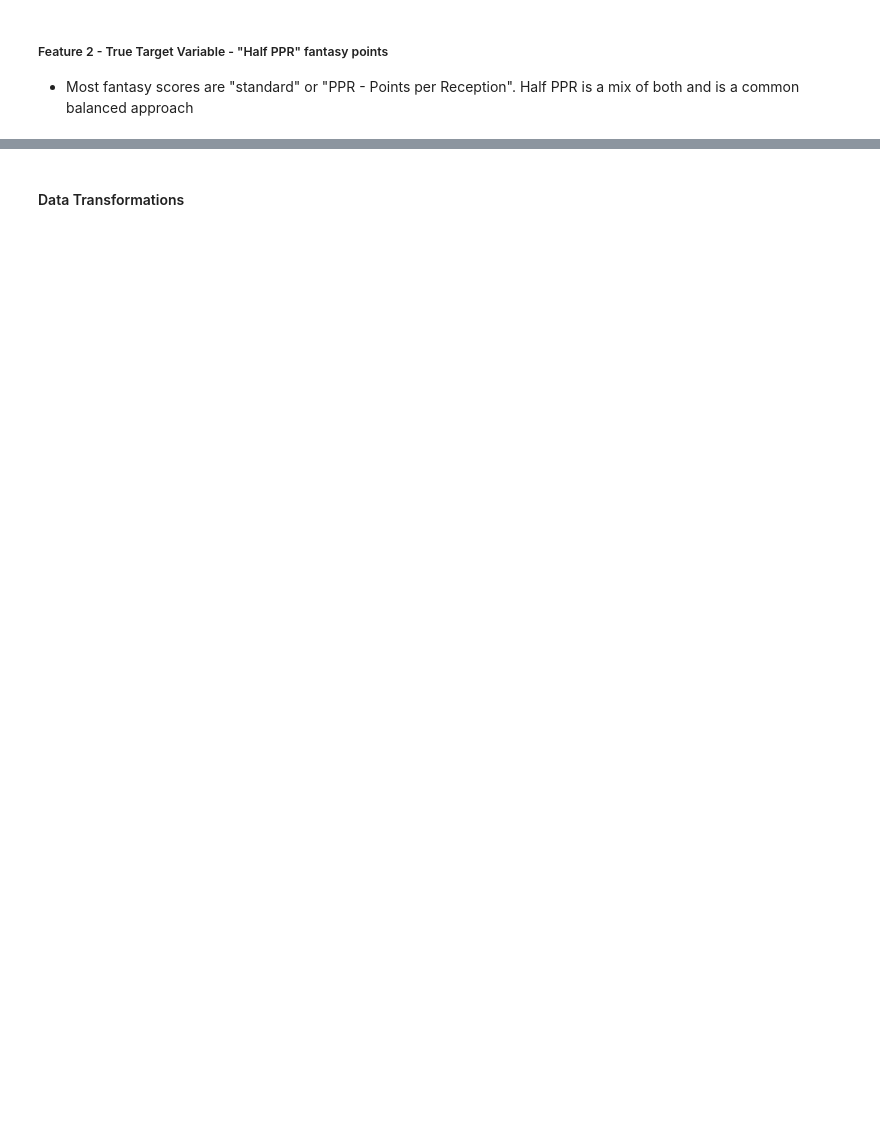
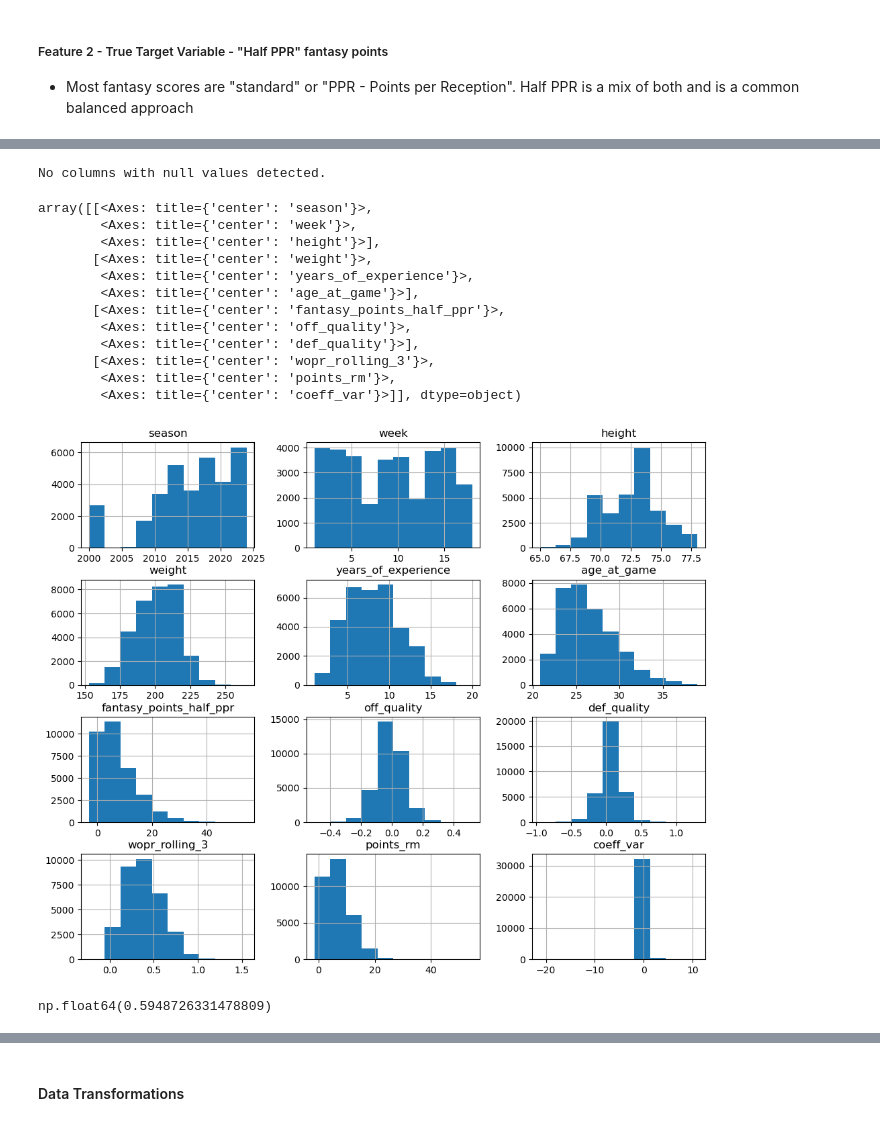
Before and after one commit to jamgotchian/ffpredictor, a Jupyter notebook: Comp642FinalProject.ipynb, the cells around one changed output, grey strips where cells are left out. Drawn from its saved outputs; the diff is of its cells as text; code cells hidden in the pictures; blank space fills up the shorter version.

```diff
--- a/Comp642FinalProject.ipynb
+++ b/Comp642FinalProject.ipynb
@@ -189,0 +323,77 @@ df_master['fantasy_points_half_ppr'] = df_master[['fantasy_points', 'fantasy_poi
+# %%
+nv_present = False
+if (df_master.isna().any().any()):
+    print(f'Columns with null values: {df_master.columns[df_master.isna().any()].tolist()}')
+    print(f'total null values: {df_master.isna().sum()}')
+    nv_present = True
+else:
+    print('No columns with null values detected.')
+
+if nv_present:
+    # plot the distribution of fantasy points for records with missing data
+    # to determine their significance
+    df_missing = df_master.loc[df_master.isna().any(axis=1), :]
+    df_missing['fantasy_points'].hist(bins=10)
+    plt.title('Fantasy Points scored for missing data records')
+    plt.xlabel('Fantasy points (standard)')
+    plt.ylabel('Number of players')
+    # plot distribution of number of receptions for records with missing data
+    plt.figure()
+    df_missing['receptions'].hist(bins=10)
+    plt.title('Number of Receptions for missing data records')
+    plt.xlabel('Receptions')
+    plt.ylabel('Number of players')
+
+# Check if any value in the entire DataFrame is infinite
+#has_inf = np.isinf(df_master[['wopr_rolling_3', 'points_rm', 'coeff_var']]).values.any()
+#print(f"Does the DataFrame have any infinite values? {has_inf}") # Output: True
+
+# Count total infinite values
+#inf_count = np.isinf(df_master).values.sum()
+#print(f"Total count of infinite values: {inf_count}") # Output: 2
+# %% [output]
+No columns with null values detected.
+# %%
+# removing unneeded columns that were not calculated for predictive model.
+# These are first candidates for later improvements to give the model more granularity or explore relationships between variables
+df_final = df_master.drop(columns=['player_id',
+                                   'receptions',
+                                   'targets',
+                                   'receiving_yards',
+                                   'receiving_air_yards',
+                                   'receiving_yards_after_catch',
+                                   'receiving_first_downs',
+                                   'receiving_epa',
+                                   'racr',
+                                   'target_share',
+                                   'air_yards_share',
+                                   'wopr',
+                                   'birth_date',
+                                   'gameday',
+                                   'receiving_tds',
+                                   'off_epa_weekly',
+                                   'def_epa_weekly',
+                                   'fantasy_points',
+                                   'fantasy_points_ppr'
+                                  ]
+                         )
+
+df_final.hist(figsize=(12,10))
+# %% [output]
+array([[<Axes: title={'center': 'season'}>,
+        <Axes: title={'center': 'week'}>,
+        <Axes: title={'center': 'height'}>],
+       [<Axes: title={'center': 'weight'}>,
+        <Axes: title={'center': 'years_of_experience'}>,
+        <Axes: title={'center': 'age_at_game'}>],
+       [<Axes: title={'center': 'fantasy_points_half_ppr'}>,
+        <Axes: title={'center': 'off_quality'}>,
+        <Axes: title={'center': 'def_quality'}>],
+       [<Axes: title={'center': 'wopr_rolling_3'}>,
+        <Axes: title={'center': 'points_rm'}>,
+        <Axes: title={'center': 'coeff_var'}>]], dtype=object)
+[figure, added]
+# %%
+df_final['coeff_var'].mean()
+# %% [output]
+np.float64(0.5948726331478809)
```
Also changed, not shown: parts of 25 cells of this notebook.
